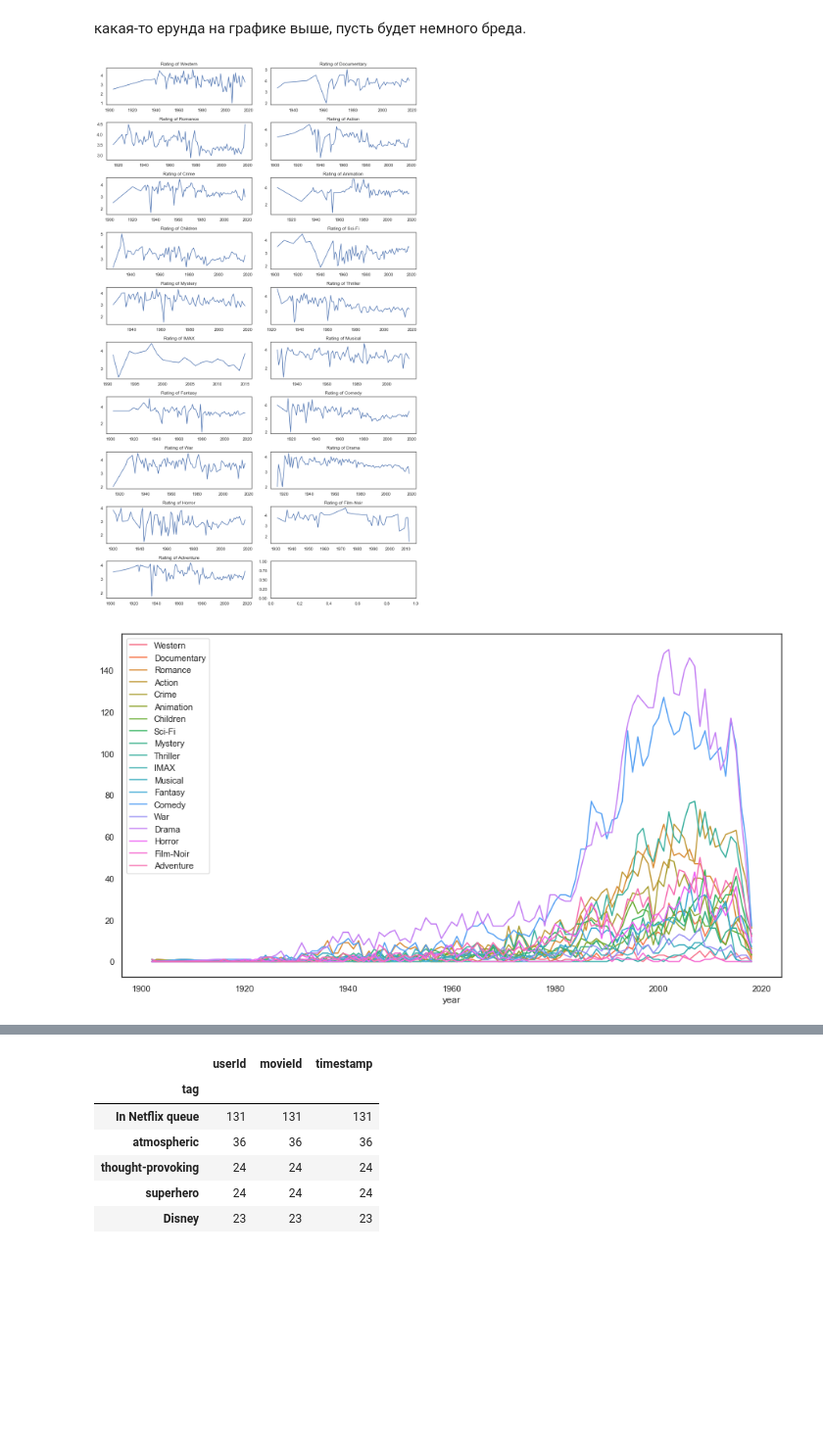
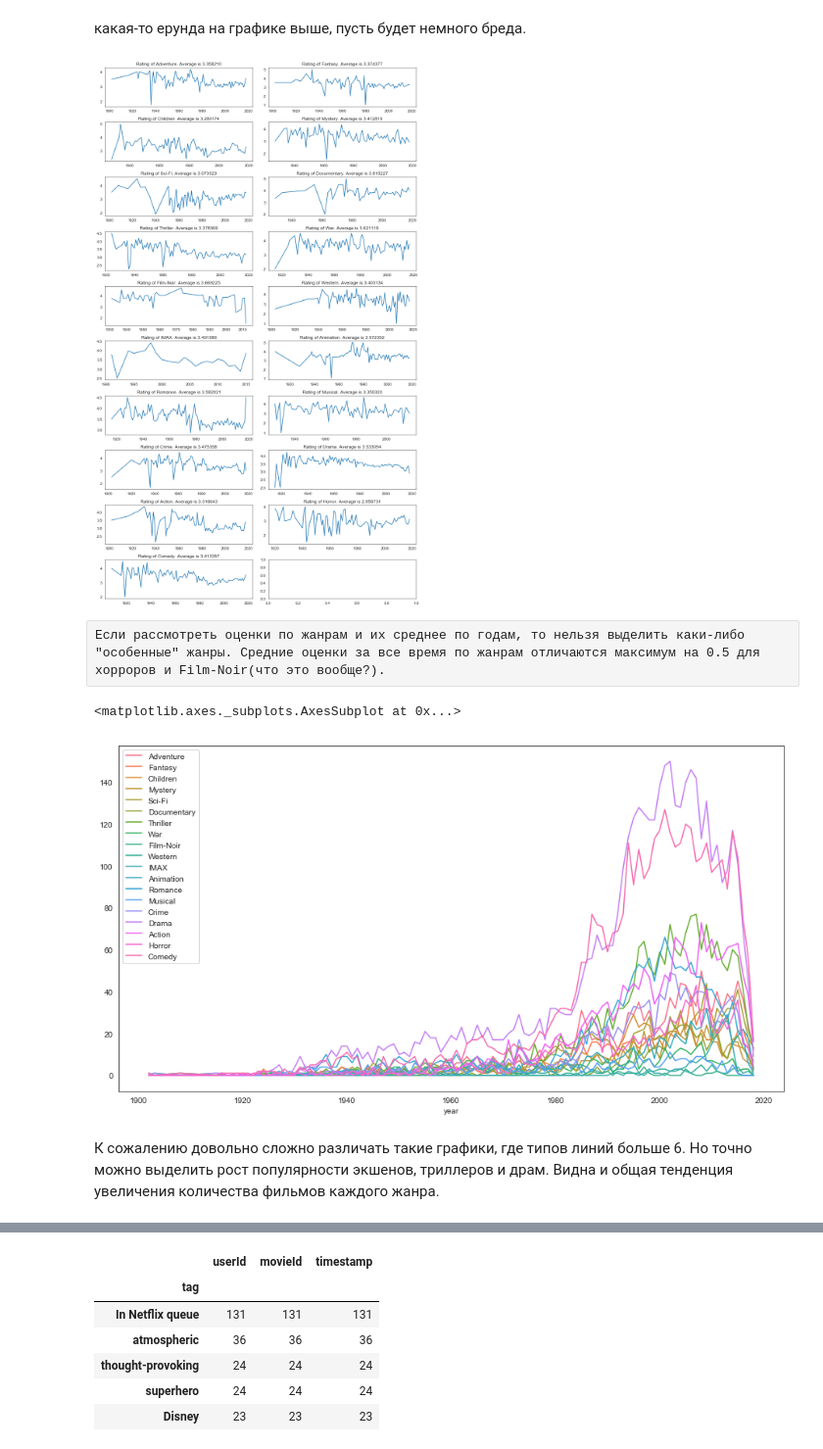
Before and after one commit to MedalKa/lab2, a Jupyter notebook: Lab_2. Recommender systems.ipynb, the cells around one changed output, grey strips where cells are left out. Shown at 98% size. Drawn from its saved outputs; the diff is of its cells as text; code cells hidden in the pictures; blank space fills up the shorter version.

```diff
--- a/Lab_2. Recommender systems.ipynb
+++ b/Lab_2. Recommender systems.ipynb
@@ -278,20 +300,24 @@ genres = set(movies.columns[5:24])
 # %%
 sub = movies[movies["year"]!=-1]
 fig, axes = plt.subplots(10,2,figsize=(12,20))
 for i, genre in  enumerate(genres, 1):
     genreMovies = sub[sub[genre]==1].groupby("year").mean()["rating"]
     sns.lineplot(data=genreMovies, ax=axes[(i-1)//2, (i-1)%2])
-    axes[(i-1)//2, (i-1)%2].title.set_text("Rating of %s"%genre)
+    axes[(i-1)//2, (i-1)%2].title.set_text("Rating of %s. Average is %f" %(genre, genreMovies.mean()))
     axes[(i-1)//2, (i-1)%2].grid(False)
 fig.tight_layout()
 # %% [output]
-[figure, old version]
+[figure, new version]
+# %% [raw]
+Если рассмотреть оценки по жанрам и их среднее по годам, то нельзя выделить каки-либо "особенные" жанры. Средние оценки за все время по жанрам отличаются максимум на 0.5 для хорроров и Film-Noir(что это вообще?).
 # %%
 plt.subplots(figsize=(15,8))
 sns.lineplot(data=movies[movies["year"]!=-1].groupby(['year'])[list(genres)].sum(), dashes=False)
-fig.tight_layout()
 # %% [output]
+<matplotlib.axes._subplots.AxesSubplot at 0x...>
-[figure, old version]
+[figure, new version]
+# %% [markdown]
+К сожалению довольно сложно различать такие графики, где типов линий больше 6. Но точно можно выделить рост популярности экшенов, триллеров и драм. Видна и общая тенденция увеличения количества фильмов каждого жанра.
 # %%
 movies[movies["year"]!=-1].groupby(['year'])[list(genres)].sum().tail(10)
 # %% [output]
```
Also changed, not shown: parts of 23 cells of this notebook.
